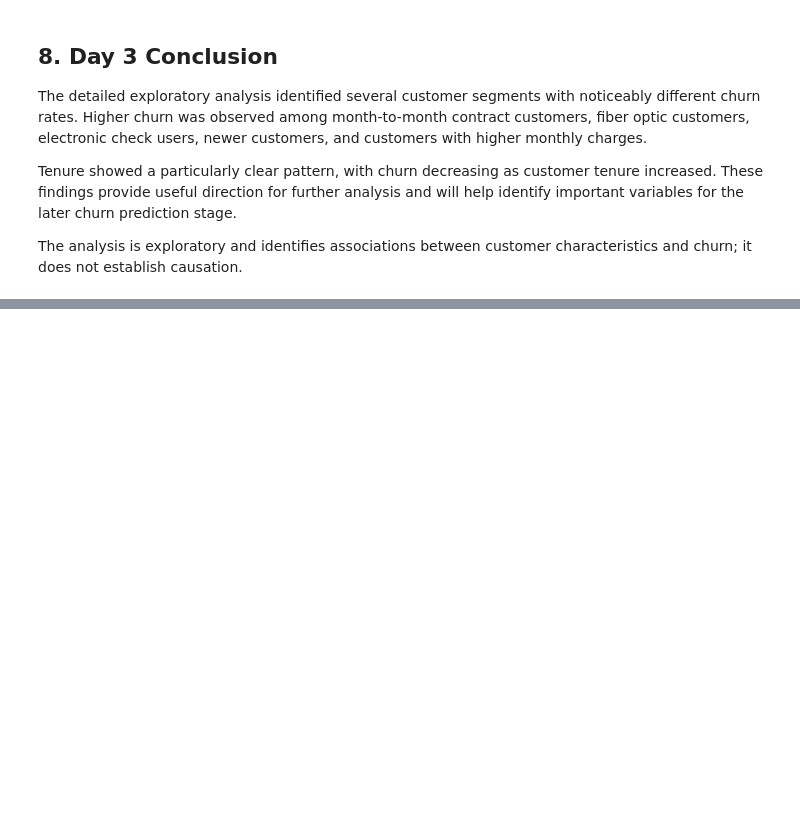
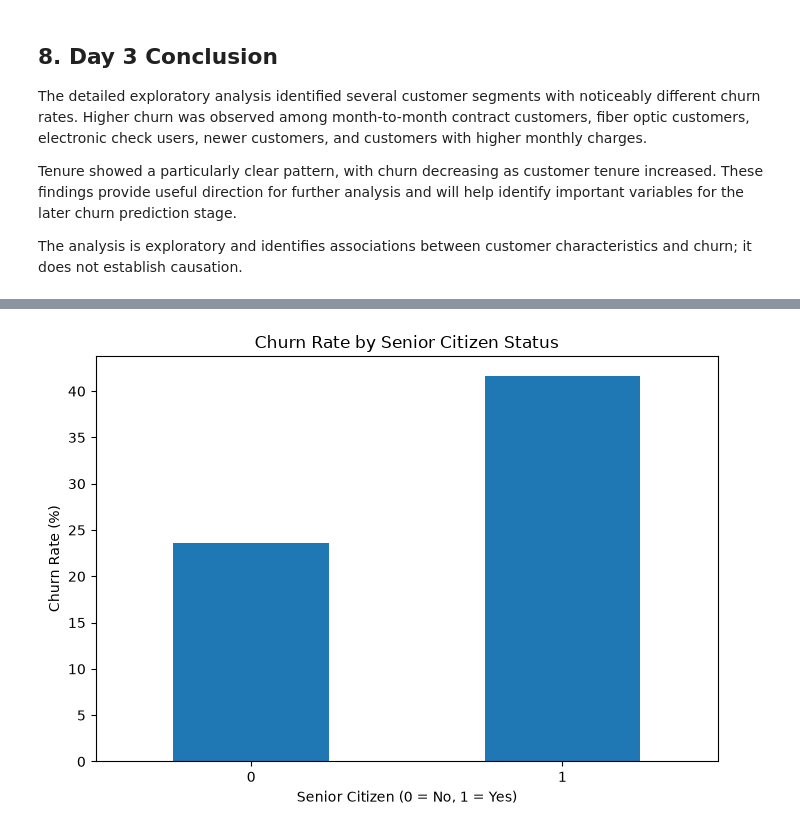
Before and after one commit to sagarsiddharth09-blip/customer-churn-LTV-engine, a Jupyter notebook: Akshay_Baseline_Analytics.ipynb, the cells around one changed output, grey strips where cells are left out. Drawn from its saved outputs; the diff is of its cells as text; code cells hidden in the pictures; blank space fills up the shorter version.

```diff
--- a/Akshay_Baseline_Analytics.ipynb
+++ b/Akshay_Baseline_Analytics.ipynb
@@ -1122,0 +1138,10 @@ The analysis is exploratory and identifies associations between customer charact
+# %%
+# Calculate churn rate by senior citizen status
+
+senior_churn = pd.crosstab(
+    df["SeniorCitizen"],
+    df["Churn"],
+    normalize="index"
+) * 100
+
+senior_churn
@@ -1122,0 +1153,6 @@ The analysis is exploratory and identifies associations between customer charact
+# %%
+# Extract churn percentage for each senior citizen group
+
+senior_churn_rate = senior_churn["Yes"]
+
+senior_churn_rate
@@ -1122,0 +1168,16 @@ The analysis is exploratory and identifies associations between customer charact
+# %%
+# Plot churn rate by senior citizen status
+
+plt.figure(figsize=(7, 5))
+
+senior_churn_rate.plot(kind="bar")
+
+plt.title("Churn Rate by Senior Citizen Status")
+plt.xlabel("Senior Citizen (0 = No, 1 = Yes)")
+plt.ylabel("Churn Rate (%)")
+plt.xticks(rotation=0)
+
+plt.tight_layout()
+plt.show()
+# %% [output]
+[figure, added]
```
Also changed, not shown: parts of 27 cells of this notebook.
